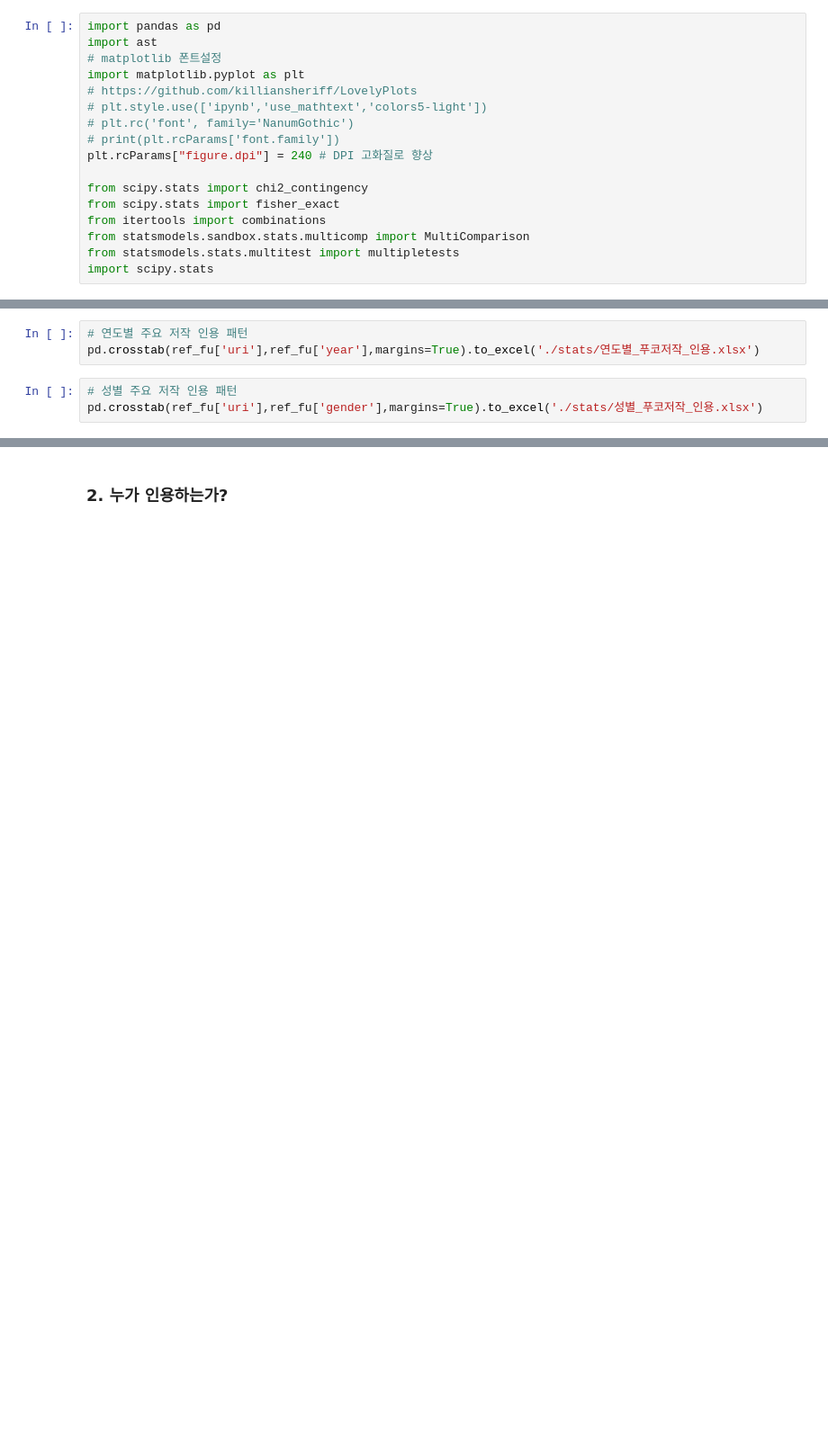
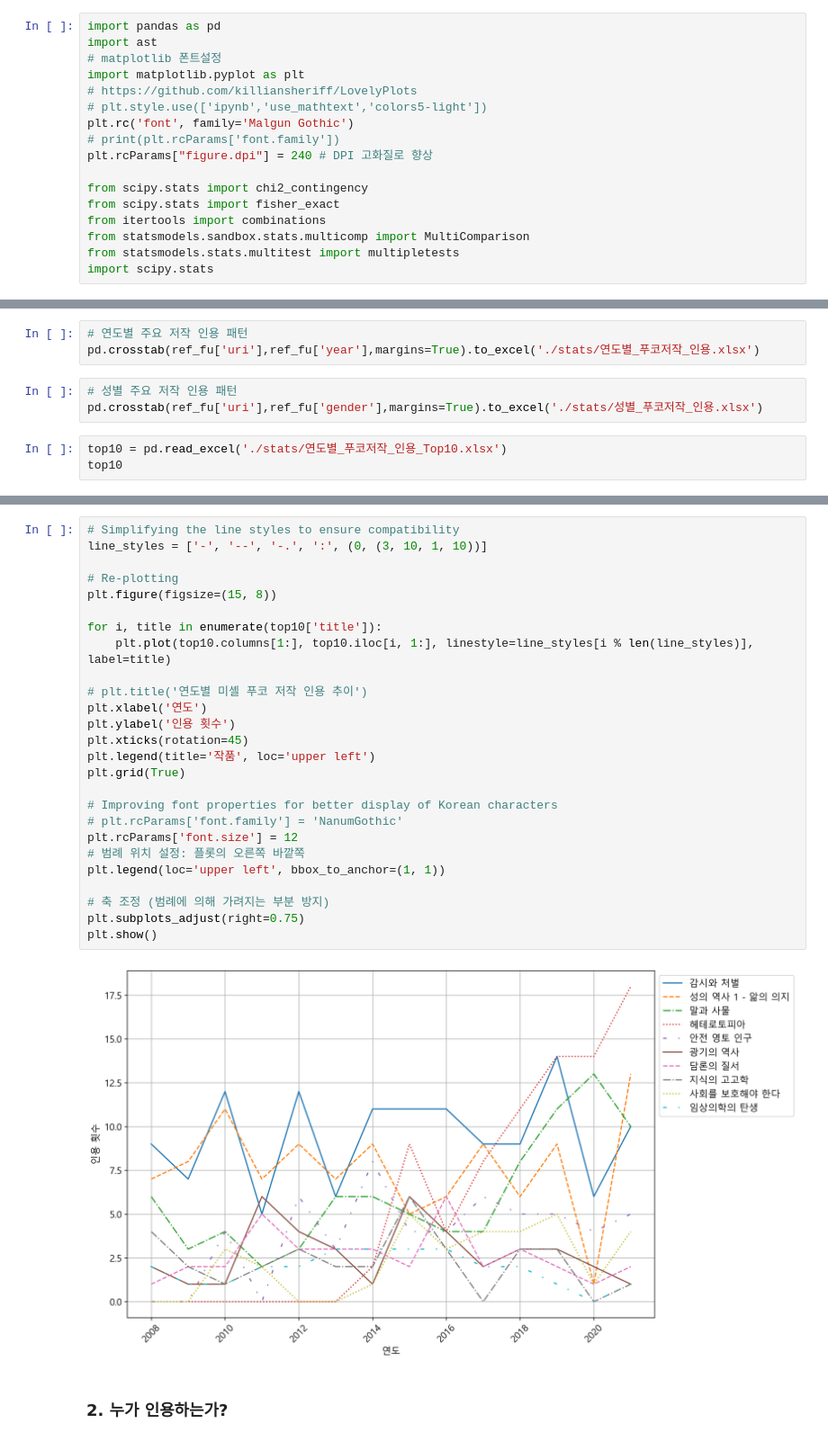
Before and after one commit to ByungjunKim/FoucaultKoreanLiterature, a Jupyter notebook: 푸코인용논문_분석.ipynb, the cells around one changed output, grey strips where cells are left out. Shown at 90% size. Saved outputs shown, nothing was run; the diff lists cells and outputs as text; blank space fills up the shorter version.

```diff
--- a/푸코인용논문_분석.ipynb
+++ b/푸코인용논문_분석.ipynb
@@ -7,7 +7,7 @@ import ast
 import matplotlib.pyplot as plt
 # https://github.com/killiansheriff/LovelyPlots
 # plt.style.use(['ipynb','use_mathtext','colors5-light'])
-# plt.rc('font', family='NanumGothic')
+plt.rc('font', family='Malgun Gothic')
 # print(plt.rcParams['font.family'])
 plt.rcParams["figure.dpi"] = 240 # DPI 고화질로 향상
 
@@ -138,3 +140,6 @@ pd.crosstab(ref_fu['uri'],ref_fu['year'],margins=True).to_excel('./stats/연도
 # %%
 # 성별 주요 저작 인용 패턴
 pd.crosstab(ref_fu['uri'],ref_fu['gender'],margins=True).to_excel('./stats/성별_푸코저작_인용.xlsx')
+# %%
+top10 = pd.read_excel('./stats/연도별_푸코저작_인용_Top10.xlsx')
+top10
@@ -141,3 +158,31 @@ pd.crosstab(ref_fu['uri'],ref_fu['gender'],margins=True).to_excel('./stats/성
+# %%
+# Simplifying the line styles to ensure compatibility
+line_styles = ['-', '--', '-.', ':', (0, (3, 10, 1, 10))]
+
+# Re-plotting
+plt.figure(figsize=(15, 8))
+
+for i, title in enumerate(top10['title']):
+    plt.plot(top10.columns[1:], top10.iloc[i, 1:], linestyle=line_styles[i % len(line_styles)], label=title)
+
+# plt.title('연도별 미셸 푸코 저작 인용 추이')
+plt.xlabel('연도')
+plt.ylabel('인용 횟수')
+plt.xticks(rotation=45)
+plt.legend(title='작품', loc='upper left')
+plt.grid(True)
+
+# Improving font properties for better display of Korean characters
+# plt.rcParams['font.family'] = 'NanumGothic'
+plt.rcParams['font.size'] = 12
+# 범례 위치 설정: 플롯의 오른쪽 바깥쪽
+plt.legend(loc='upper left', bbox_to_anchor=(1, 1))
+
+# 축 조정 (범례에 의해 가려지는 부분 방지)
+plt.subplots_adjust(right=0.75)
+plt.show()
+# %% [output]
+[figure, added]
 # %% [markdown]
 ### 2. 누가 인용하는가?
 # %% [markdown]
```
Also changed, not shown: parts of 2 cells of this notebook, 2 other files.
